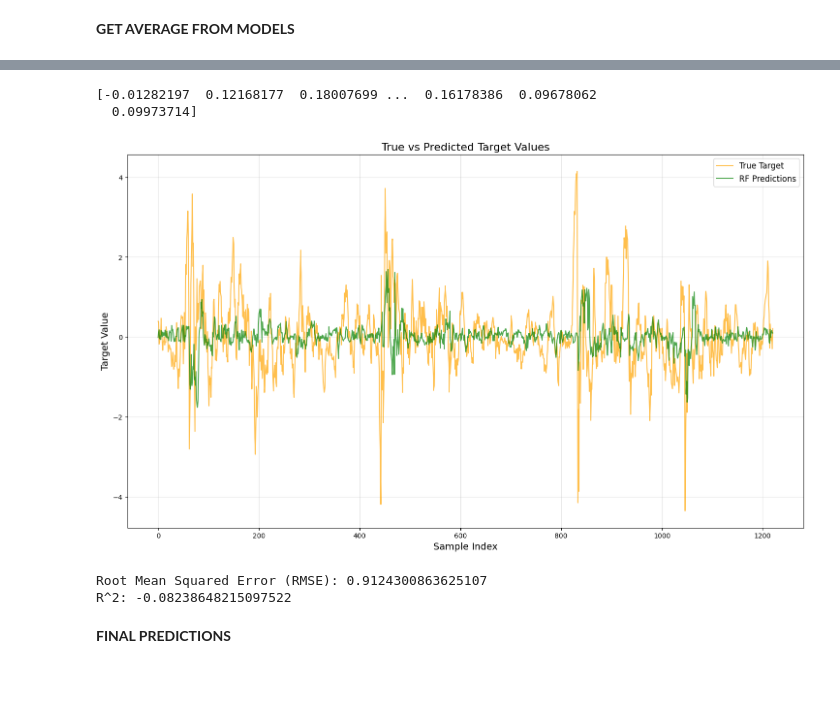
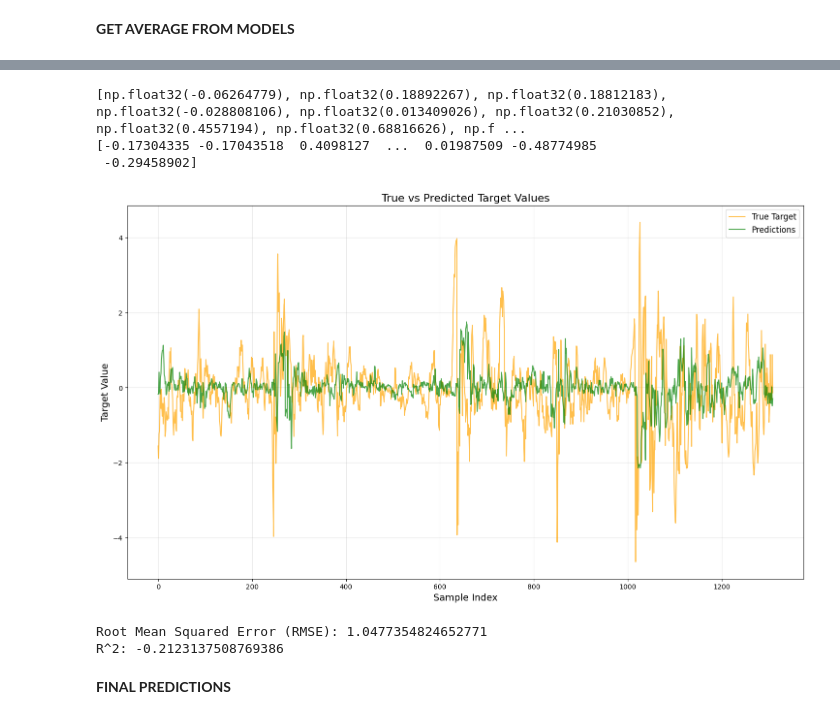
Before and after one commit to dawidpawliczek4/AI-Trader, a Jupyter notebook: analisys/notebooks/train_reg_models.ipynb, the cells around one changed output, grey strips where cells are left out. Cells and saved outputs as stored; diff of their text form; code cells hidden in the pictures; blank space fills up the shorter version.

```diff
--- a/analisys/notebooks/train_reg_models.ipynb
+++ b/analisys/notebooks/train_reg_models.ipynb
@@ -36,7 +38,7 @@ split_index = int(len(features_scaled) * 0.75)
 X_train, X_test = features_scaled[:split_index], features_scaled[split_index:]
 y_train, y_test = target[:split_index], target[split_index:]
 # %%
-rf_model = RandomForestRegressor(random_state=42, n_estimators=500)
+rf_model = RandomForestRegressor(random_state=42, n_estimators=100)
 rf_model.fit(X_train, y_train)
 
 rf_predictions = rf_model.predict(X_test)
@@ -154,7 +225,7 @@ scaler = StandardScaler()
 features_scaled = scaler.fit_transform(features)
 
 # Prepare the data for LSTM: reshape it into 3D array (samples, time_steps, features)
-n_time_steps = 5  # The number of time steps (previous periods you want to use for prediction)
+n_time_steps = 10  # The number of time steps (previous periods you want to use for prediction)
 n_features = features_scaled.shape[1]
 
 X = []
@@ -219,4 +302,4 @@ Model: "sequential_12"
 # %%
 # Train the model
-history = model.fit(X_train, y_train, epochs=50, batch_size=8, validation_data=(X_test, y_test))
+history = model.fit(X_train, y_train, epochs=200, batch_size=16, validation_data=(X_test, y_test))
 # %% [output]
@@ -290,45 +401,47 @@ xgb_predictions = xgb_predictions[:min_length]
 y_pred_lstm_flat = y_pred_lstm_flat[:min_length]
 y_test = y_test[:min_length]  # If plotting or evaluation involves y_test
 
+print(y_pred_lstm_flat)
 # Compute the averaged predictions
 predictions = (rf_predictions + xgb_predictions + y_pred_lstm_flat) / 3
 
 # Verify the result
 print(predictions)
 # %% [output]
-[-0.01282197  0.12168177  0.18007699 ...  0.16178386  0.09678062
-  0.09973714]
+[np.float32(-0.06264779), np.float32(0.18892267), np.float32(0.18812183), np.float32(-0.028808106), np.float32(0.013409026), np.float32(0.21030852), np.float32(0.4557194), np.float32(0.68816626), np.f ...
+[-0.17304335 -0.17043518  0.4098127  ...  0.01987509 -0.48774985
+ -0.29458902]
 # %%
 # Visualize Predictions
 plt.figure(figsize=(18, 10))
 
 # Plot true target values
 plt.plot(range(len(y_test)), y_test, label="True Target", alpha=0.7, color='orange')
 
 # Plot XGBoost predictions
-plt.plot(range(len(predictions)), predictions, label="RF Predictions", alpha=0.7, color='green')
+plt.plot(range(len(predictions)), predictions, label="Predictions", alpha=0.7, color='green')
 
 # Title and labels
 plt.title("True vs Predicted Target Values", fontsize=16)
 plt.xlabel("Sample Index", fontsize=14)
 plt.ylabel("Target Value", fontsize=14)
 
 # Add legend and grid
 plt.legend(fontsize=12)
 plt.grid(alpha=0.3)
 
 # Show plot
 plt.show()
 
 rmse = np.sqrt(mean_squared_error(y_test, predictions))
 r2 = r2_score(y_test, predictions)
 
 print(f'Root Mean Squared Error (RMSE): {rmse}')
 print(f'R^2: {r2}')
 # %% [output]
-[figure, old version]
+[figure, new version]
-Root Mean Squared Error (RMSE): 0.9124300863625107
-R^2: -0.08238648215097522
+Root Mean Squared Error (RMSE): 1.0477354824652771
+R^2: -0.2123137508769386
 # %% [markdown]
 **FINAL PREDICTIONS**
 # %%
```
Also changed, not shown: parts of 18 cells of this notebook, 4 other files.
